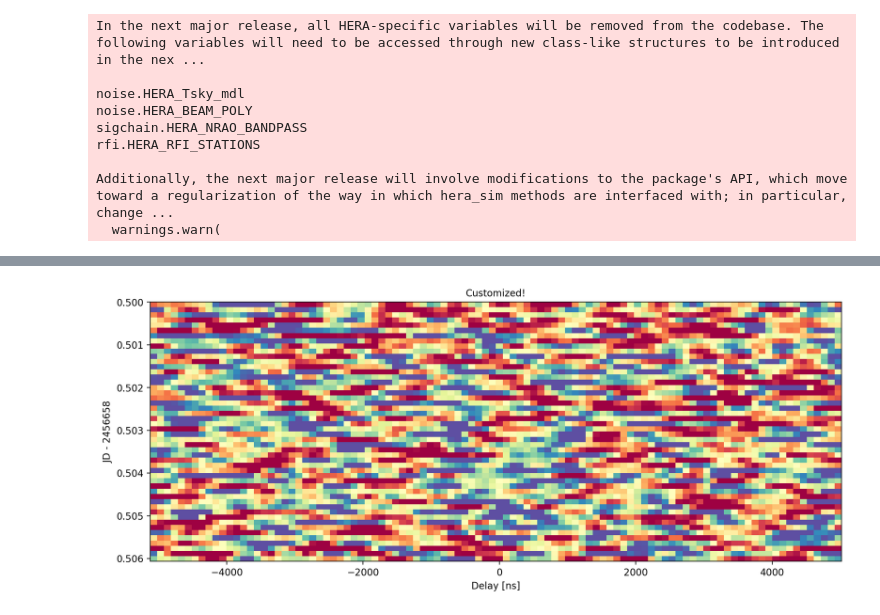
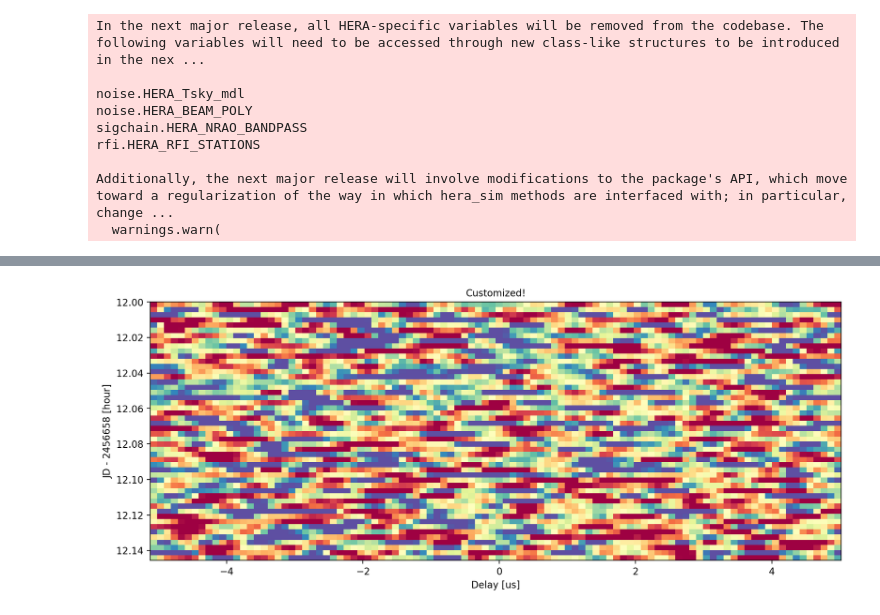
Before and after one commit to HERA-Team/uvtools, a Jupyter notebook: examples/fancy_plotters_demo.ipynb, the cells around one changed output, grey strips where cells are left out. Drawn from its saved outputs; the diff is of its cells as text; code cells hidden in the pictures.

```diff
--- a/examples/fancy_plotters_demo.ipynb
+++ b/examples/fancy_plotters_demo.ipynb
@@ -148,23 +158,24 @@ fig, ax = uvtools.plot.labeled_waterfall(
 # %%
 # Here's an example customizing most of the possible options
 fig, ax = uvtools.plot.labeled_waterfall(
     uvd,
     antpairpol=(0,1,'xx'),
     time_or_lst="time",
+    plot_units={"time": "hour", "delay": "us"},
     mode="real",
     set_title="Customized!",
     figsize=(13,5), # 13 inches wide, 5 inches tall
     dpi=200, # high resolution!
     draw_colorbar=False,
     cmap="Spectral",
     aspect="auto",
     vmin=-5,
     vmax=5,
     fft_axis=1, # same as "freq"
     freq_taper="bh7",
 )
 # %% [output]
-[figure, old version]
+[figure, new version]
 # %%
 # We can also make a 2x2 grid of plots showing all possible choices of Fourier transforms
 fig = uvtools.plot.fourier_transform_waterfalls(
```
Also changed, not shown: parts of 19 cells of this notebook.
